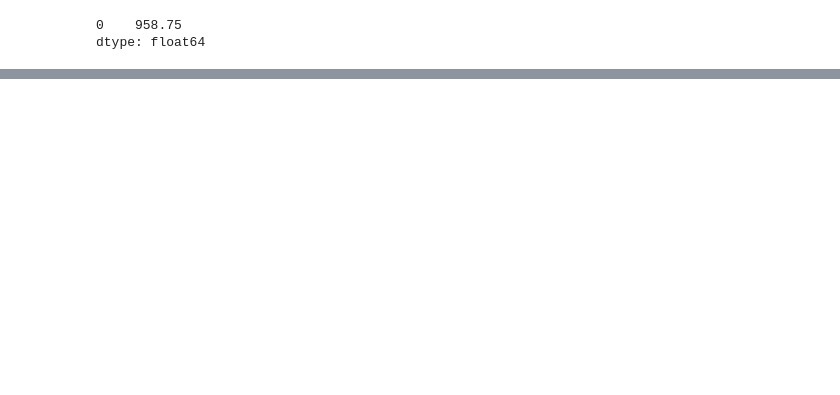
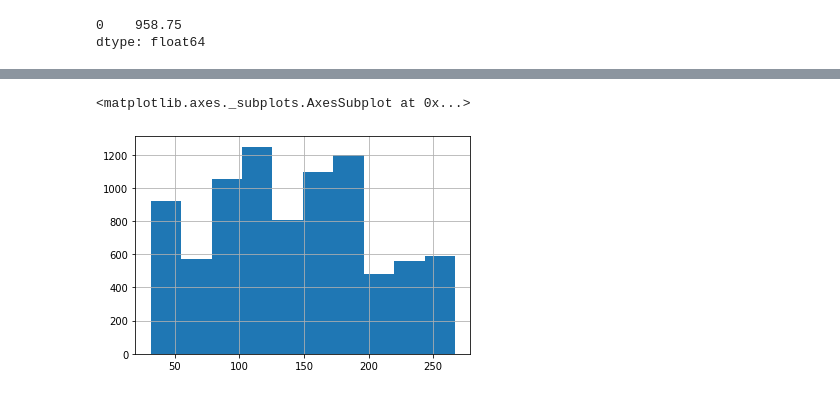
Before and after one commit to CameronBannick/UAP_REPORT, a Jupyter notebook: 05_Sales_Predictions.ipynb, the cells around one changed output, grey strips where cells are left out. Saved outputs shown, nothing was run; the diff lists cells and outputs as text; code cells hidden in the pictures; blank space fills up the shorter version.

```diff
--- a/05_Sales_Predictions.ipynb
+++ b/05_Sales_Predictions.ipynb
@@ -180,0 +192,6 @@ dtype: float64
+# %%
+df['Item_MRP'].hist()
+print('Below shows how much each product they have by price, they carry most of the $115 range')
+# %% [output]
+<matplotlib.axes._subplots.AxesSubplot at 0x...>
+[figure, added]
```
Also changed, not shown: parts of 12 cells of this notebook.
